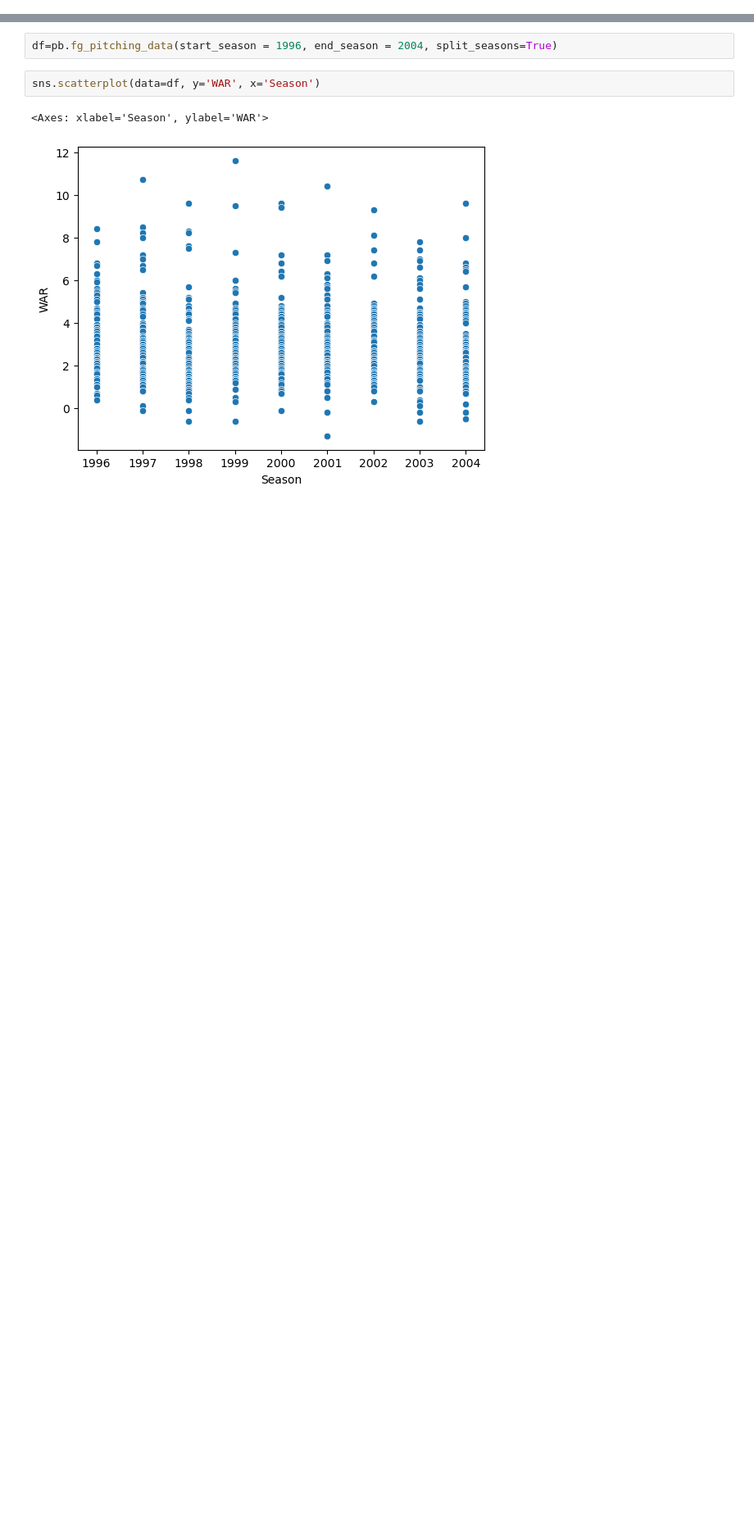
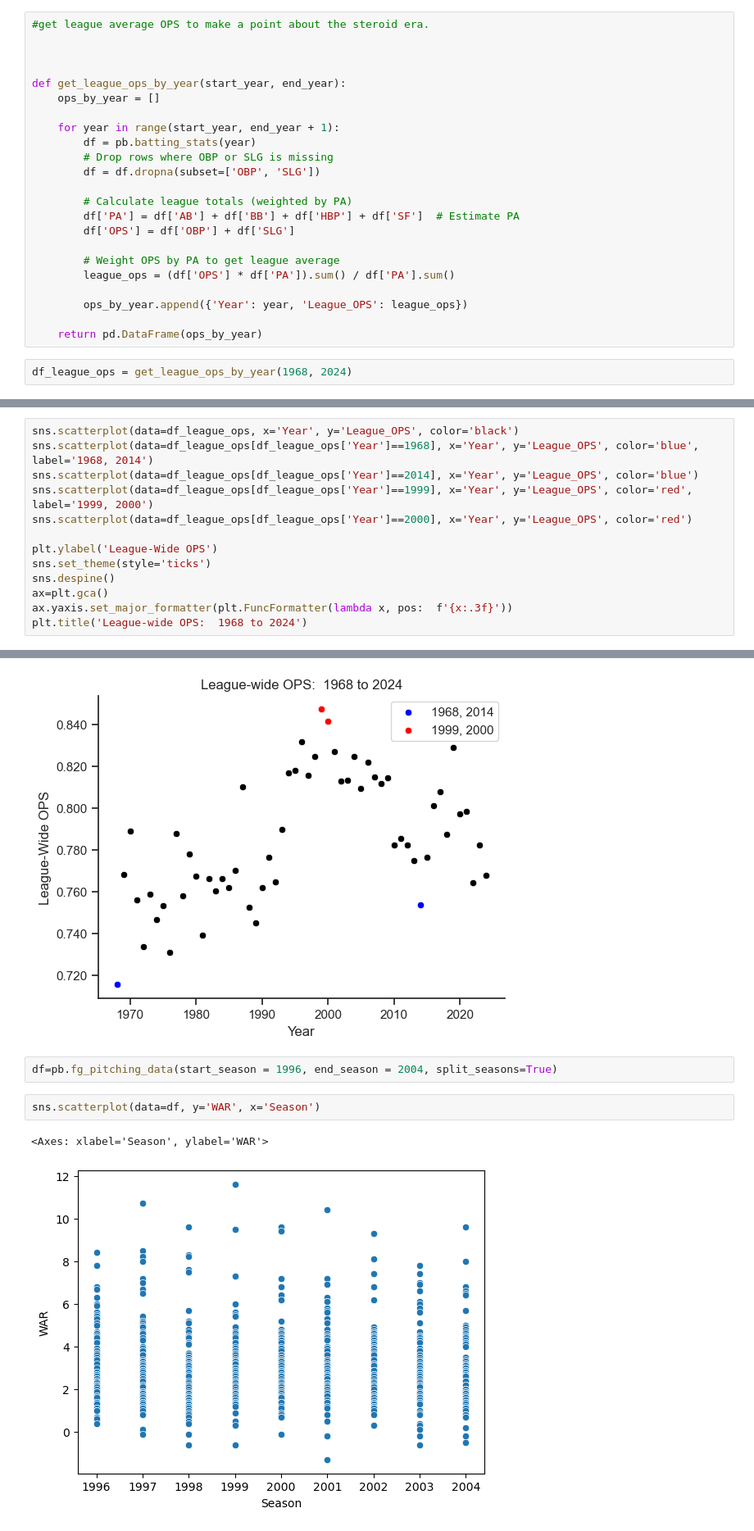
Before and after one commit to dylansti02/statcast_heatmaps_and_baseball_analysis, a Jupyter notebook: bonus_analyses/pedro_stats.ipynb, the cells around one changed output, grey strips where cells are left out. Shown at 82% size. Drawn from its saved outputs; the diff is of its cells as text; blank space fills up the shorter version.

```diff
--- a/bonus_analyses/pedro_stats.ipynb
+++ b/bonus_analyses/pedro_stats.ipynb
@@ -9,0 +11,25 @@ import scipy.stats as ss
+# %%
+#get league average OPS to make a point about the steroid era.
+
+
+
+def get_league_ops_by_year(start_year, end_year):
+    ops_by_year = []
+
+    for year in range(start_year, end_year + 1):
+        df = pb.batting_stats(year)
+        # Drop rows where OBP or SLG is missing
+        df = df.dropna(subset=['OBP', 'SLG'])
+
+        # Calculate league totals (weighted by PA)
+        df['PA'] = df['AB'] + df['BB'] + df['HBP'] + df['SF']  # Estimate PA
+        df['OPS'] = df['OBP'] + df['SLG']
+
+        # Weight OPS by PA to get league average
+        league_ops = (df['OPS'] * df['PA']).sum() / df['PA'].sum()
+
+        ops_by_year.append({'Year': year, 'League_OPS': league_ops})
+
+    return pd.DataFrame(ops_by_year)
+# %%
+df_league_ops = get_league_ops_by_year(1968, 2024)
@@ -9,0 +56,14 @@ import scipy.stats as ss
+# %%
+sns.scatterplot(data=df_league_ops, x='Year', y='League_OPS', color='black')
+sns.scatterplot(data=df_league_ops[df_league_ops['Year']==1968], x='Year', y='League_OPS', color='blue', label='1968, 2014')
+sns.scatterplot(data=df_league_ops[df_league_ops['Year']==2014], x='Year', y='League_OPS', color='blue')
+sns.scatterplot(data=df_league_ops[df_league_ops['Year']==1999], x='Year', y='League_OPS', color='red', label='1999, 2000')
+sns.scatterplot(data=df_league_ops[df_league_ops['Year']==2000], x='Year', y='League_OPS', color='red')
+
+plt.ylabel('League-Wide OPS')
+sns.set_theme(style='ticks')
+sns.despine()
+ax=plt.gca()
+ax.yaxis.set_major_formatter(plt.FuncFormatter(lambda x, pos:  f'{x:.3f}'))
+plt.title('League-wide OPS:  1968 to 2024')
+# %% [output]
@@ -10,3 +71,4 @@ import scipy.stats as ss
+[figure, added]
 # %%
 df=pb.fg_pitching_data(start_season = 1996, end_season = 2004, split_seasons=True)
 # %%
```
Also changed, not shown: parts of 8 cells of this notebook, 9 other files.
